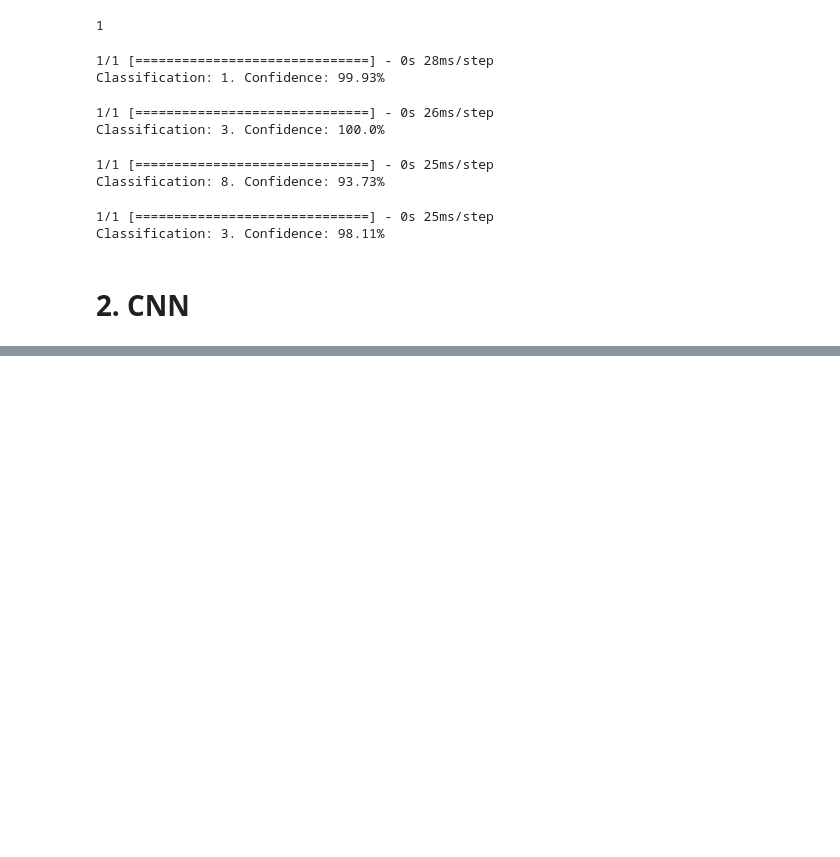
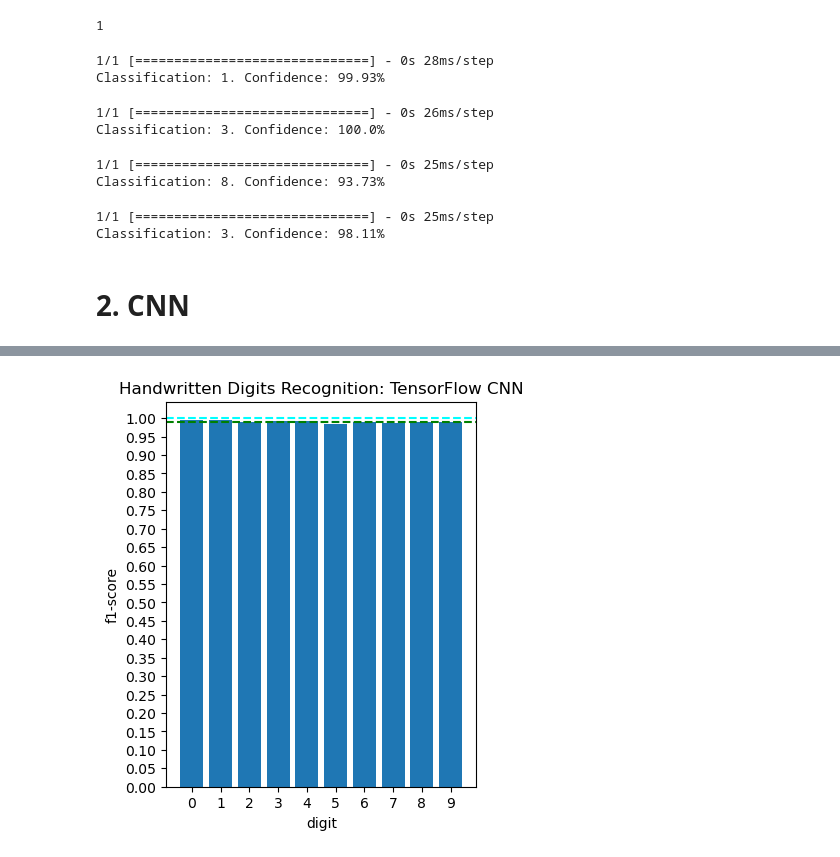
Before and after one commit to MeGysssTaa/bfu-ml-labs, a Jupyter notebook: lab_8/lab_tensorflow.ipynb, the cells around one changed output, grey strips where cells are left out. Drawn from its saved outputs; the diff is of its cells as text; code cells hidden in the pictures; blank space fills up the shorter version.

Commit message:
lab 8 wip - tensorflow cnn basic

```diff
--- a/lab_8/lab_tensorflow.ipynb
+++ b/lab_8/lab_tensorflow.ipynb
@@ -403,3 +406,32 @@ simple_classify_one('test_9.png')
 Classification: 3. Confidence: 98.11%
 # %% [markdown]
 # 2. CNN
+# %%
+model = tf.keras.models.Sequential([
+    # Input layer = Convolution layer #1. Captures some simple low-level patterns.
+    tf.keras.layers.Conv2D(32, kernel_size=(5, 5), activation='relu', input_shape=(28, 28, 1)),
+    # Pooling layer #1. Reduces spatial dimensionality of feature maps from the previous layer,
+    #                   while still retaining the most important information.
+    tf.keras.layers.MaxPooling2D(pool_size=(2, 2)),
+    # Convolution layer #2. Captures more, higher level patterns.
+    tf.keras.layers.Conv2D(64, kernel_size=(5, 5), activation='relu'),
+    # Pooling layer #2.
+    tf.keras.layers.MaxPooling2D(pool_size=(2, 2)),
+    # Flatten layer. Converts the 3D outputs of the previous layer to a 1D vector
+    #                to prepare it for the fully connected layer that goes afterwards.
+    tf.keras.layers.Flatten(),
+    # Output layer (10 neurons: one for each possible digit (target label) in the dataset: 0, 1, ..., 9).
+    tf.keras.layers.Dense(10, activation='softmax')
+])
+
+model.compile(
+    optimizer=tf.keras.optimizers.Adam(0.001),
+    loss=tf.keras.losses.SparseCategoricalCrossentropy(from_logits=True),
+    metrics=[tf.keras.metrics.SparseCategoricalAccuracy()],
+)
+
+history = model.fit(
+    ds_train,
+    epochs=5,
+    validation_data=ds_test,
+)
@@ -405,0 +449,2 @@ Classification: 3. Confidence: 98.11%
+# %%
+y_pred = model.predict(X_test)
@@ -405,0 +453,3 @@ Classification: 3. Confidence: 98.11%
+# %%
+y_pred_classes = np.argmax(y_pred, axis=1)
+print(classification_report(y_test, y_pred_classes))
@@ -405,0 +473,4 @@ Classification: 3. Confidence: 98.11%
+# %%
+plot_bars('TensorFlow CNN', y_pred_classes)
+# %% [output]
+[figure, added]
```
Also changed, not shown: parts of 14 cells of this notebook.
